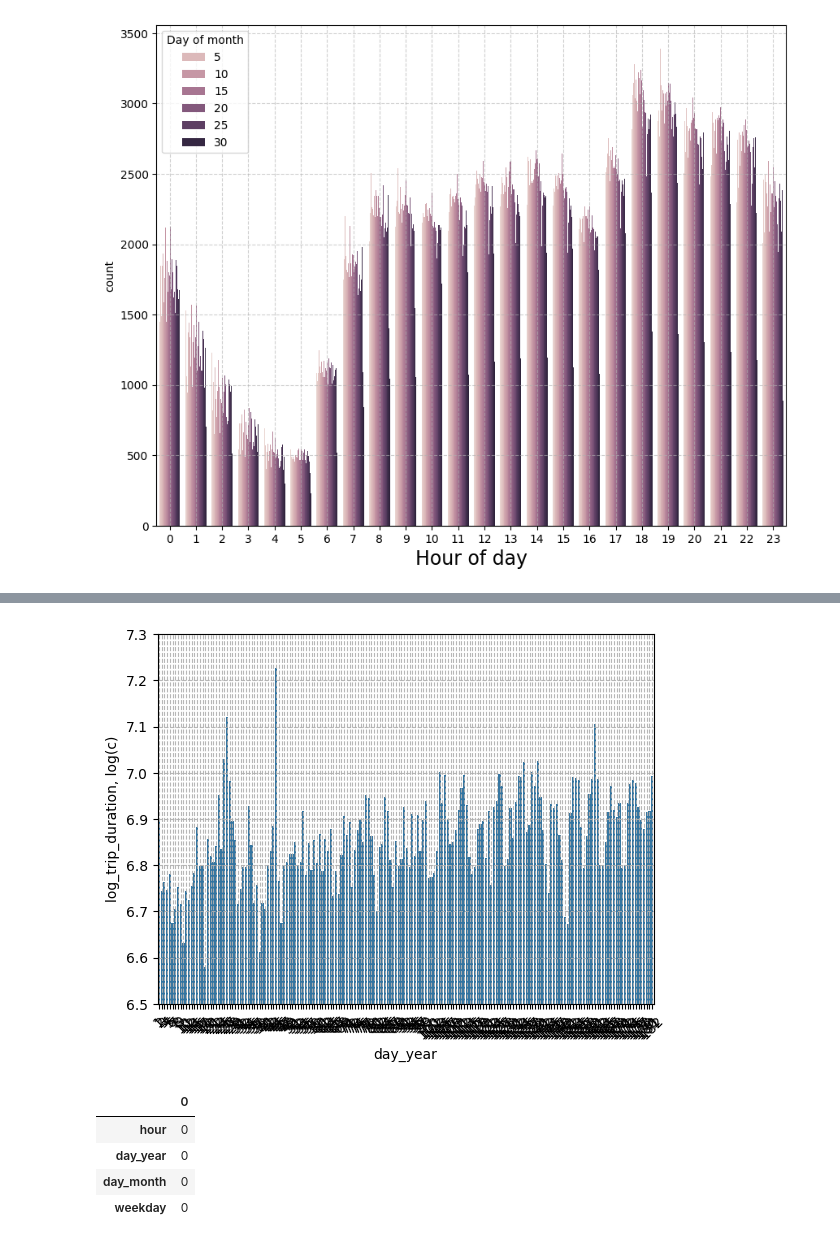
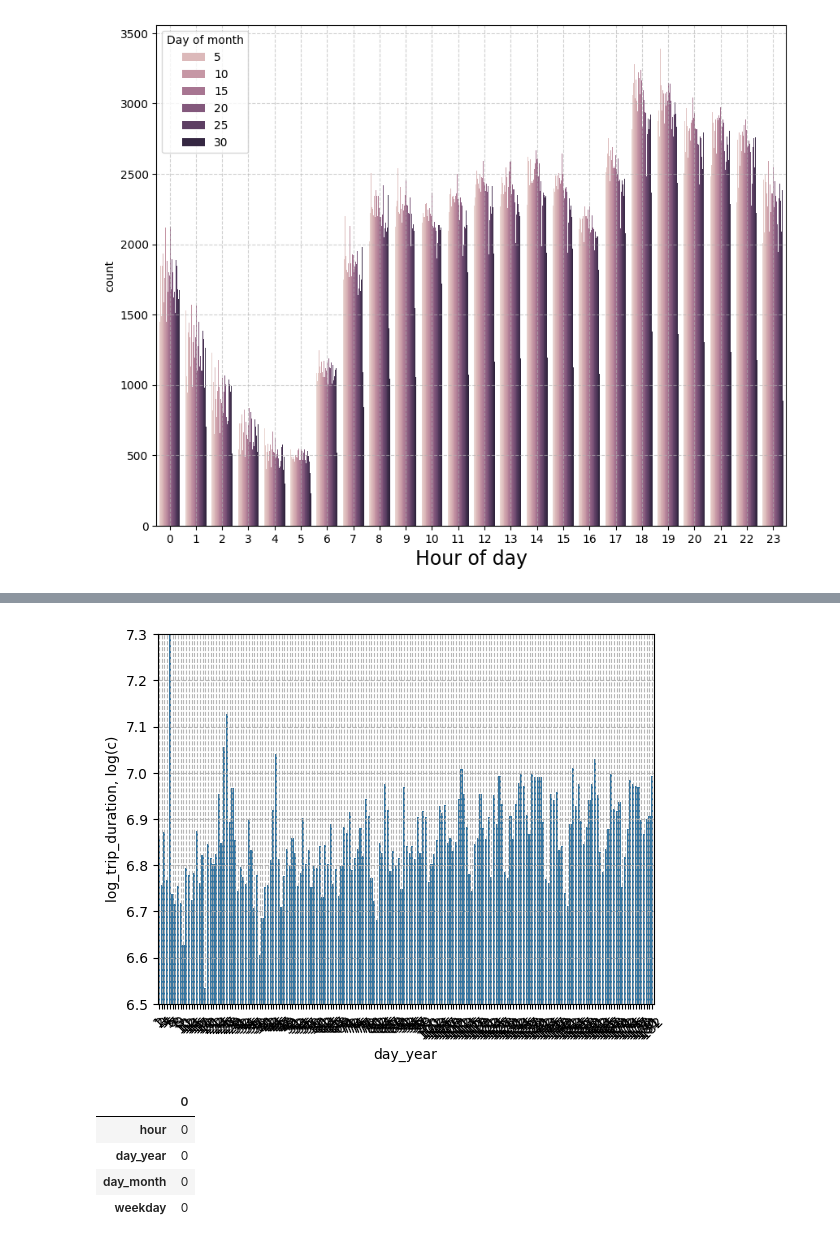
Before and after one commit to magomeda228/Colab_Google_ML_H-W, a Jupyter notebook: LinearRegression.ipynb, the cells around one changed output, grey strips where cells are left out. Drawn from its saved outputs; the diff is of its cells as text; code cells hidden in the pictures.

```diff
--- a/LinearRegression.ipynb
+++ b/LinearRegression.ipynb
@@ -360,12 +347,12 @@ plt.show()
 # %%
-sns.barplot(x=df_train_day.groupby('day_year')['trip_duration'].mean().index, y=np.log(df_train_day.groupby('day_year')['trip_duration'].mean()))
+sns.barplot(x=df_train.groupby('day_year')['trip_duration'].mean().index, y=np.log(df_train.groupby('day_year')['trip_duration'].mean()))
 plt.xticks(rotation=45)
 plt.grid(True, linestyle='--', alpha =0.9)
 plt.ylabel('log_trip_duration, log(c)')
 plt.ylim(6.5,7.3)
 plt.show()
 # %% [output]
-[figure, old version]
+[figure, new version]
 # %%
 numeric_features = ['hour','day_year','day_month','weekday']
 unumeric_features = df_train.select_dtypes([object]).columns
```
Also changed, not shown: parts of 70 cells of this notebook.
